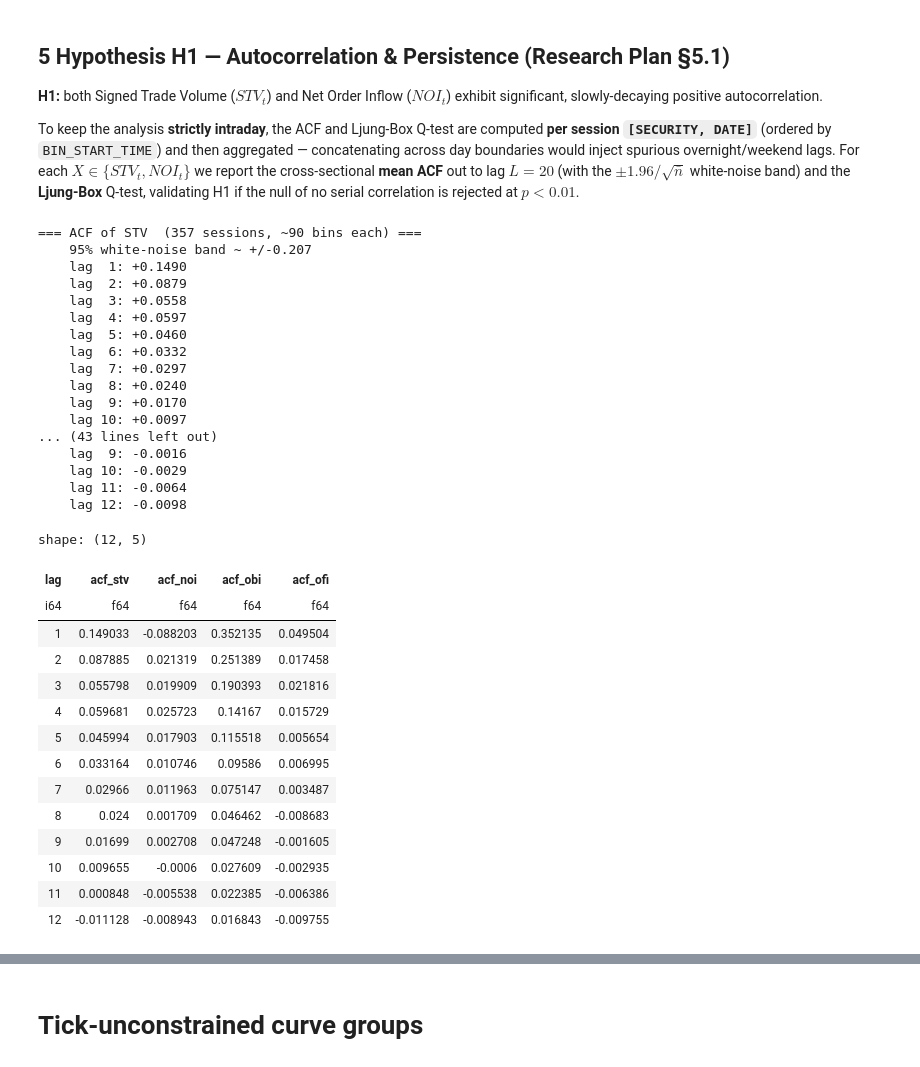
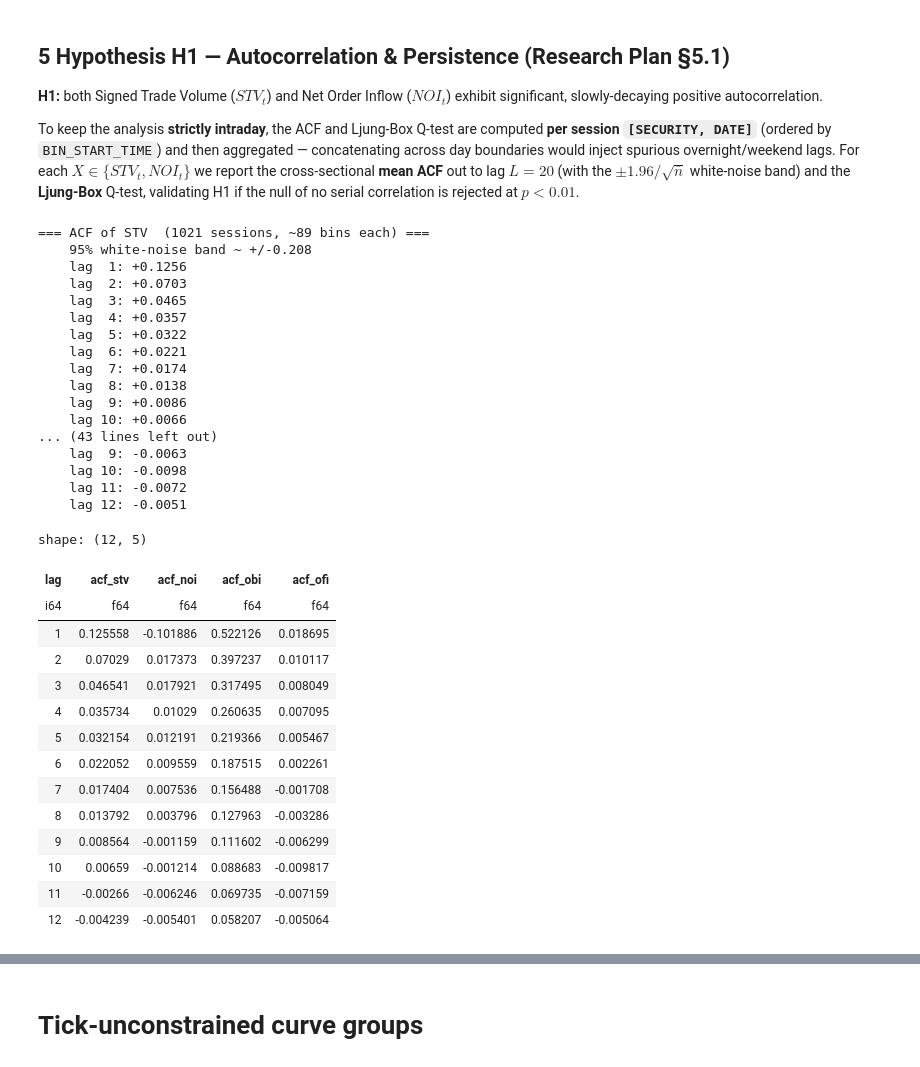
Before and after one commit to qe-internship-wjw/ip1, a Jupyter notebook: notebooks/01_ob_signals_calendar_spread.ipynb, the cells around one changed output, grey strips where cells are left out. Saved outputs shown, nothing was run; the diff lists cells and outputs as text; code cells hidden in the pictures.

```diff
--- a/notebooks/01_ob_signals_calendar_spread.ipynb
+++ b/notebooks/01_ob_signals_calendar_spread.ipynb
@@ -822,5 +822,8 @@ plt.show()
 # %%
 tick_constrained_bbg =['OE', 'XP', 'DU', 'IK', 'RX', 'QZ', 'FV', 'TU', 'VG', 'UB', 'OAT']
 
+
+df_signals_tu = df_signals.filter(~pl.col('bbg_code').is_in(tick_constrained_bbg))
 df_signals_tc = df_signals.filter(pl.col('bbg_code').is_in(tick_constrained_bbg))
-df_signals = df_signals.filter(~pl.col('bbg_code').is_in(tick_constrained_bbg))
+
+df_signals_tc.describe()
@@ -840,63 +856,63 @@ null of no serial correlation is rejected at $p < 0.01$.
 # --- 6a  Sample ACF up to lag L = 12 (per SESSION [security, date], then averaged) ----
 L = 12
 SESSION = ['security', 'date']
 acf_results = {}
 
 # Mean session length (used for the approximate white-noise band).
-avg_n = df_signals.group_by(SESSION).len()['len'].mean()
+avg_n = df_signals_tu.group_by(SESSION).len()['len'].mean()
 band = 1.96 / np.sqrt(avg_n)
 
 for col in ['stv', 'noi', 'obi', 'ofi']:
     lags, mean_acf, per_sec, n_series = acf_by_security(
-        df_signals, value_col=col, group_cols=SESSION,
+        df_signals_tu, value_col=col, group_cols=SESSION,
         time_col='bin_start_time', nlags=L, min_obs=50,
     )
     acf_results[col] = mean_acf
     print(f'\n=== ACF of {col.upper()}  ({n_series} sessions, ~{avg_n:,.0f} bins each) ===')
     print(f'    95% white-noise band ~ +/-{band:.3f}')
     for lag, val in zip(lags, mean_acf):
         flag = '*' if abs(val) > band else ' '
         print(f'    lag {lag:>2}: {val:+.4f} {flag}')
 
 acf_table = pl.DataFrame({'lag': list(range(1, L + 1)),
                           'acf_stv': acf_results['stv'],
                           'acf_noi': acf_results['noi'],
                           'acf_obi': acf_results['obi'],
                           'acf_ofi': acf_results['ofi']})
 acf_table
 # %% [output]
-=== ACF of STV  (357 sessions, ~90 bins each) ===
-    95% white-noise band ~ +/-0.207
-    lag  1: +0.1490
-    lag  2: +0.0879
-    lag  3: +0.0558
-    lag  4: +0.0597
-    lag  5: +0.0460
-    lag  6: +0.0332
-    lag  7: +0.0297
-    lag  8: +0.0240
-    lag  9: +0.0170
-    lag 10: +0.0097
+=== ACF of STV  (1021 sessions, ~89 bins each) ===
+    95% white-noise band ~ +/-0.208
+    lag  1: +0.1256
+    lag  2: +0.0703
+    lag  3: +0.0465
+    lag  4: +0.0357
+    lag  5: +0.0322
+    lag  6: +0.0221
+    lag  7: +0.0174
+    lag  8: +0.0138
+    lag  9: +0.0086
+    lag 10: +0.0066
 ... (43 lines left out)
-    lag  9: -0.0016
-    lag 10: -0.0029
-    lag 11: -0.0064
-    lag 12: -0.0098
+    lag  9: -0.0063
+    lag 10: -0.0098
+    lag 11: -0.0072
+    lag 12: -0.0051
 shape: (12, 5)
 | lag | acf_stv | acf_noi | acf_obi | acf_ofi |
 | i64 | f64 | f64 | f64 | f64 |
-| 1 | 0.149033 | -0.088203 | 0.352135 | 0.049504 |
-| 2 | 0.087885 | 0.021319 | 0.251389 | 0.017458 |
-| 3 | 0.055798 | 0.019909 | 0.190393 | 0.021816 |
-| 4 | 0.059681 | 0.025723 | 0.14167 | 0.015729 |
-| 5 | 0.045994 | 0.017903 | 0.115518 | 0.005654 |
-| 6 | 0.033164 | 0.010746 | 0.09586 | 0.006995 |
-| 7 | 0.02966 | 0.011963 | 0.075147 | 0.003487 |
-| 8 | 0.024 | 0.001709 | 0.046462 | -0.008683 |
-| 9 | 0.01699 | 0.002708 | 0.047248 | -0.001605 |
-| 10 | 0.009655 | -0.0006 | 0.027609 | -0.002935 |
-| 11 | 0.000848 | -0.005538 | 0.022385 | -0.006386 |
-| 12 | -0.011128 | -0.008943 | 0.016843 | -0.009755 |
+| 1 | 0.125558 | -0.101886 | 0.522126 | 0.018695 |
+| 2 | 0.07029 | 0.017373 | 0.397237 | 0.010117 |
+| 3 | 0.046541 | 0.017921 | 0.317495 | 0.008049 |
+| 4 | 0.035734 | 0.01029 | 0.260635 | 0.007095 |
+| 5 | 0.032154 | 0.012191 | 0.219366 | 0.005467 |
+| 6 | 0.022052 | 0.009559 | 0.187515 | 0.002261 |
+| 7 | 0.017404 | 0.007536 | 0.156488 | -0.001708 |
+| 8 | 0.013792 | 0.003796 | 0.127963 | -0.003286 |
+| 9 | 0.008564 | -0.001159 | 0.111602 | -0.006299 |
+| 10 | 0.00659 | -0.001214 | 0.088683 | -0.009817 |
+| 11 | -0.00266 | -0.006246 | 0.069735 | -0.007159 |
+| 12 | -0.004239 | -0.005401 | 0.058207 | -0.005064 |
 # %%
 # --- 6b  Ljung-Box Q-test (cumulative through lag 20), per SESSION [security, date] ----
 ALPHA = 0.01
```
Also changed, not shown: parts of 13 cells of this notebook.
